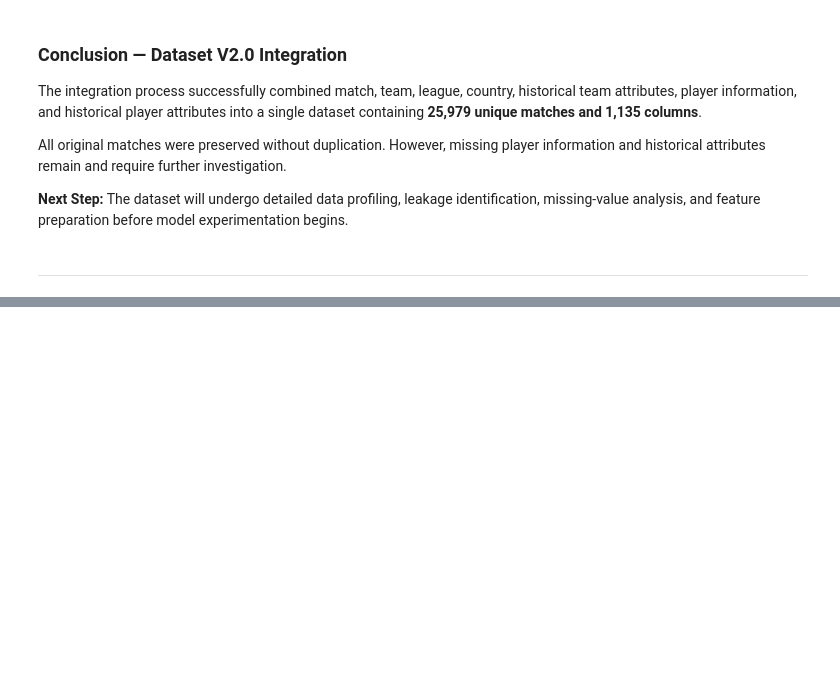
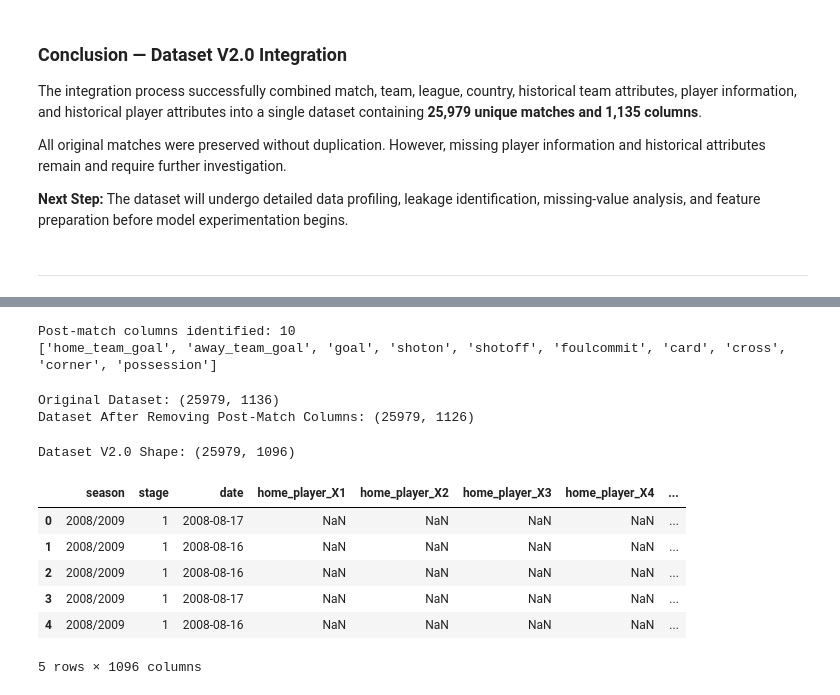
Before and after one commit to Aalli-Talpur/football-match-outcome-prediction, a Jupyter notebook: Notebook/04_Dataset_V2_Feature_Engineering_and_Experimentation.ipynb, the cells around one changed output, grey strips where cells are left out. Saved outputs shown, nothing was run; the diff lists cells and outputs as text; code cells hidden in the pictures; blank space fills up the shorter version.

```diff
--- a/Notebook/04_Dataset_V2_Feature_Engineering_and_Experimentation.ipynb
+++ b/Notebook/04_Dataset_V2_Feature_Engineering_and_Experimentation.ipynb
@@ -545,0 +637,16 @@ All original matches were preserved without duplication. However, missing player
+# %%
+# Create target variable
+v2_df["FTR"] = 0
+
+v2_df.loc[
+    v2_df["home_team_goal"] > v2_df["away_team_goal"],
+    "FTR"
+] = 1
+
+v2_df.loc[
+    v2_df["home_team_goal"] < v2_df["away_team_goal"],
+    "FTR"
+] = 2
+
+# Verify target distribution
+print(v2_df["FTR"].value_counts().sort_index())
@@ -545,0 +665,64 @@ All original matches were preserved without duplication. However, missing player
+# %%
+post_match_columns = [
+    "home_team_goal",
+    "away_team_goal",
+    "goal",
+    "shoton",
+    "shotoff",
+    "foulcommit",
+    "card",
+    "cross",
+    "corner",
+    "possession"
+]
+
+# Check which columns exist
+leakage_columns = [
+    col for col in post_match_columns
+    if col in v2_df.columns
+]
+
+print("Post-match columns identified:", len(leakage_columns))
+print(leakage_columns)
+# %% [output]
+Post-match columns identified: 10
+['home_team_goal', 'away_team_goal', 'goal', 'shoton', 'shotoff', 'foulcommit', 'card', 'cross', 'corner', 'possession']
+# %%
+# Create a separate working dataset
+v2_clean_df = v2_df.drop(columns=leakage_columns).copy()
+
+print("Original Dataset:", v2_df.shape)
+print("Dataset After Removing Post-Match Columns:", v2_clean_df.shape)
+# %% [output]
+Original Dataset: (25979, 1136)
+Dataset After Removing Post-Match Columns: (25979, 1126)
+# %%
+identifier_columns = [
+    "id",
+    "match_api_id",
+    "country_id",
+    "league_id",
+    "home_team_api_id",
+    "away_team_api_id",
+    "home_team_fifa_api_id",
+    "away_team_fifa_api_id"
+]
+
+# Add all 22 player identifier columns
+identifier_columns += [f"home_player_{i}" for i in range(1, 12)]
+identifier_columns += [f"away_player_{i}" for i in range(1, 12)]
+
+# Remove identifiers and create Dataset V2.0
+data_v2 = v2_clean_df.drop(columns=identifier_columns).copy()
+
+print("Dataset V2.0 Shape:", data_v2.shape)
+data_v2.head()
+# %% [output]
+Dataset V2.0 Shape: (25979, 1096)
+|  | season | stage | date | home_player_X1 | home_player_X2 | home_player_X3 | home_player_X4 | ... |
+| 0 | 2008/2009 | 1 | 2008-08-17 | NaN | NaN | NaN | NaN | ... |
+| 1 | 2008/2009 | 1 | 2008-08-16 | NaN | NaN | NaN | NaN | ... |
+| 2 | 2008/2009 | 1 | 2008-08-16 | NaN | NaN | NaN | NaN | ... |
+| 3 | 2008/2009 | 1 | 2008-08-17 | NaN | NaN | NaN | NaN | ... |
+| 4 | 2008/2009 | 1 | 2008-08-16 | NaN | NaN | NaN | NaN | ... |
+5 rows × 1096 columns
```
Also changed, not shown: parts of 11 cells of this notebook.
